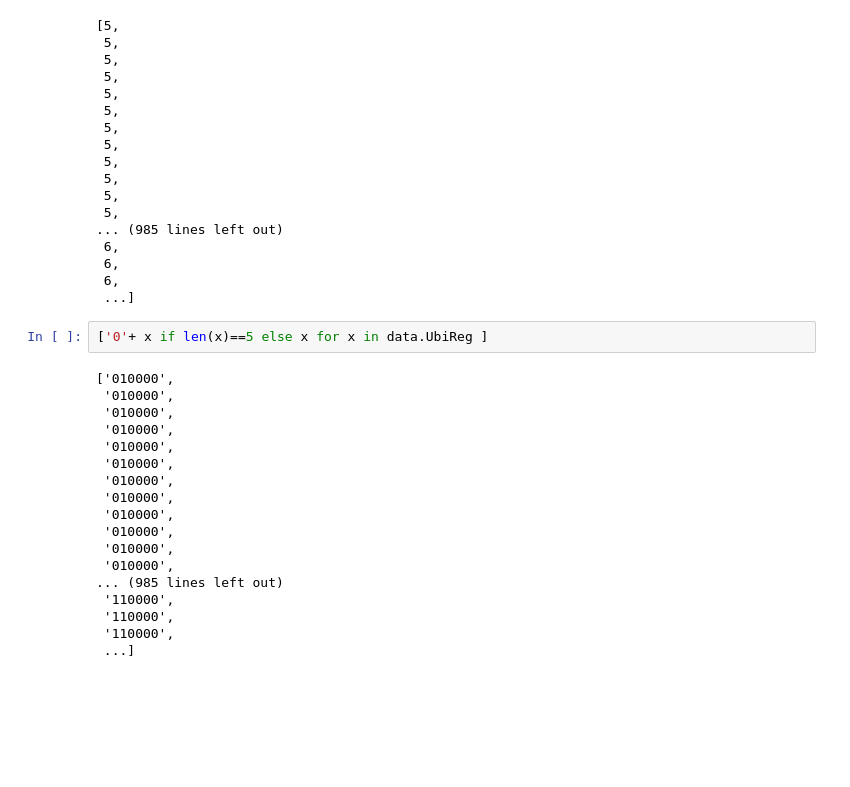
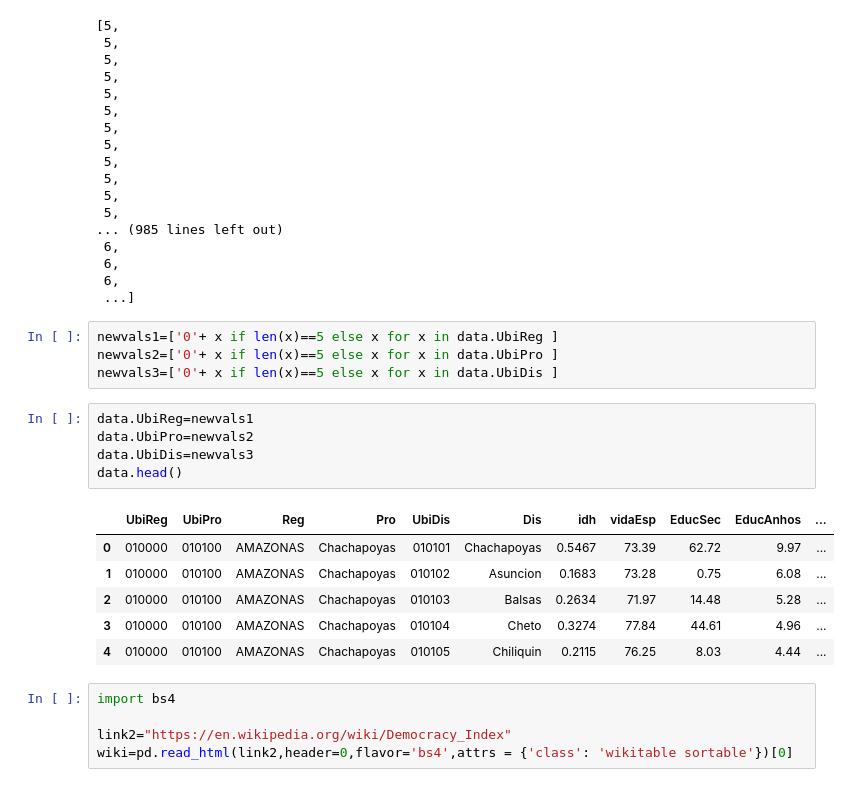
Before and after one commit to InvestigacionEscuelaGobPUCP/training, a Jupyter notebook: clase1.ipynb, the cells around one changed output. Drawn from its saved outputs; the diff is of its cells as text; blank space fills up the shorter version.

```diff
--- a/clase1.ipynb
+++ b/clase1.ipynb
@@ -83,22 +45,23 @@ data.tail()
  6,
  ...]
 # %%
-['0'+ x if len(x)==5 else x for x in data.UbiReg ]
+newvals1=['0'+ x if len(x)==5 else x for x in data.UbiReg ]
+newvals2=['0'+ x if len(x)==5 else x for x in data.UbiPro ]
+newvals3=['0'+ x if len(x)==5 else x for x in data.UbiDis ]
-# %% [output]
-['010000',
- '010000',
- '010000',
- '010000',
- '010000',
- '010000',
- '010000',
- '010000',
- '010000',
- '010000',
- '010000',
- '010000',
-... (985 lines left out)
- '110000',
- '110000',
- '110000',
- ...]
+# %%
+data.UbiReg=newvals1
+data.UbiPro=newvals2
+data.UbiDis=newvals3
+data.head()
+# %% [output]
+|  | UbiReg | UbiPro | Reg | Pro | UbiDis | Dis | idh | vidaEsp | EducSec | EducAnhos | ... |
+| 0 | 010000 | 010100 | AMAZONAS | Chachapoyas | 010101 | Chachapoyas | 0.5467 | 73.39 | 62.72 | 9.97 | ... |
+| 1 | 010000 | 010100 | AMAZONAS | Chachapoyas | 010102 | Asuncion | 0.1683 | 73.28 | 0.75 | 6.08 | ... |
+| 2 | 010000 | 010100 | AMAZONAS | Chachapoyas | 010103 | Balsas | 0.2634 | 71.97 | 14.48 | 5.28 | ... |
+| 3 | 010000 | 010100 | AMAZONAS | Chachapoyas | 010104 | Cheto | 0.3274 | 77.84 | 44.61 | 4.96 | ... |
+| 4 | 010000 | 010100 | AMAZONAS | Chachapoyas | 010105 | Chiliquin | 0.2115 | 76.25 | 8.03 | 4.44 | ... |
+# %%
+import bs4
+
+link2="https://en.wikipedia.org/wiki/Democracy_Index"
+wiki=pd.read_html(link2,header=0,flavor='bs4',attrs = {'class': 'wikitable sortable'})[0]
```
Also changed, not shown: parts of 11 cells of this notebook.
